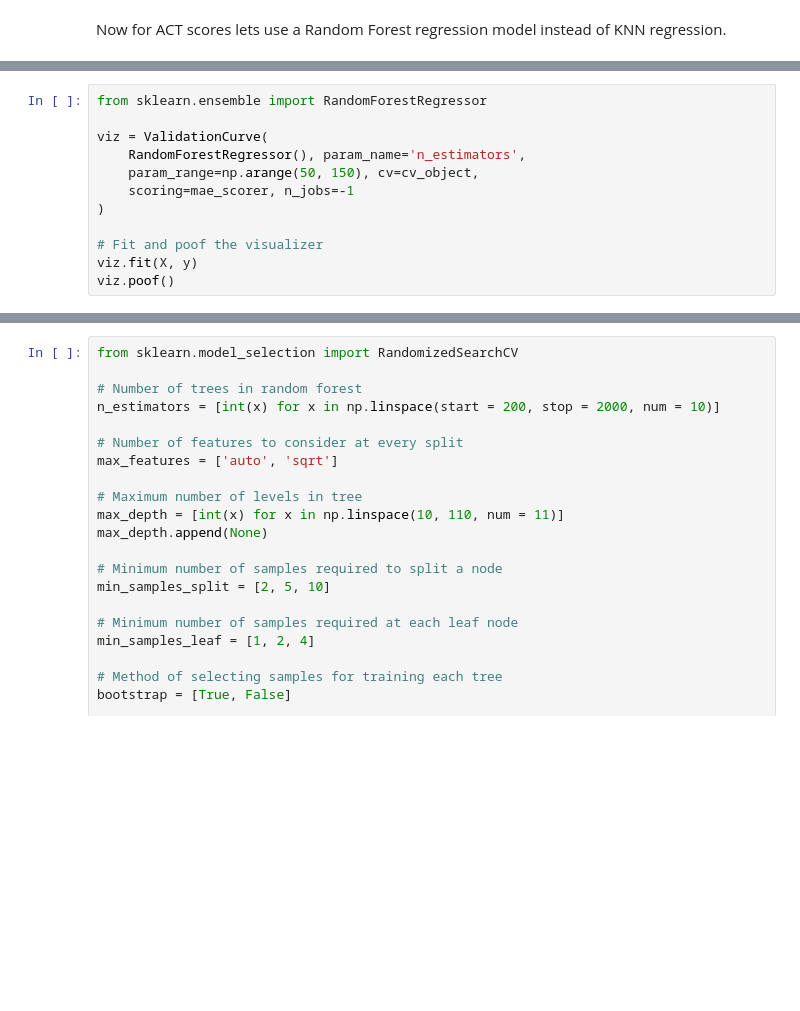
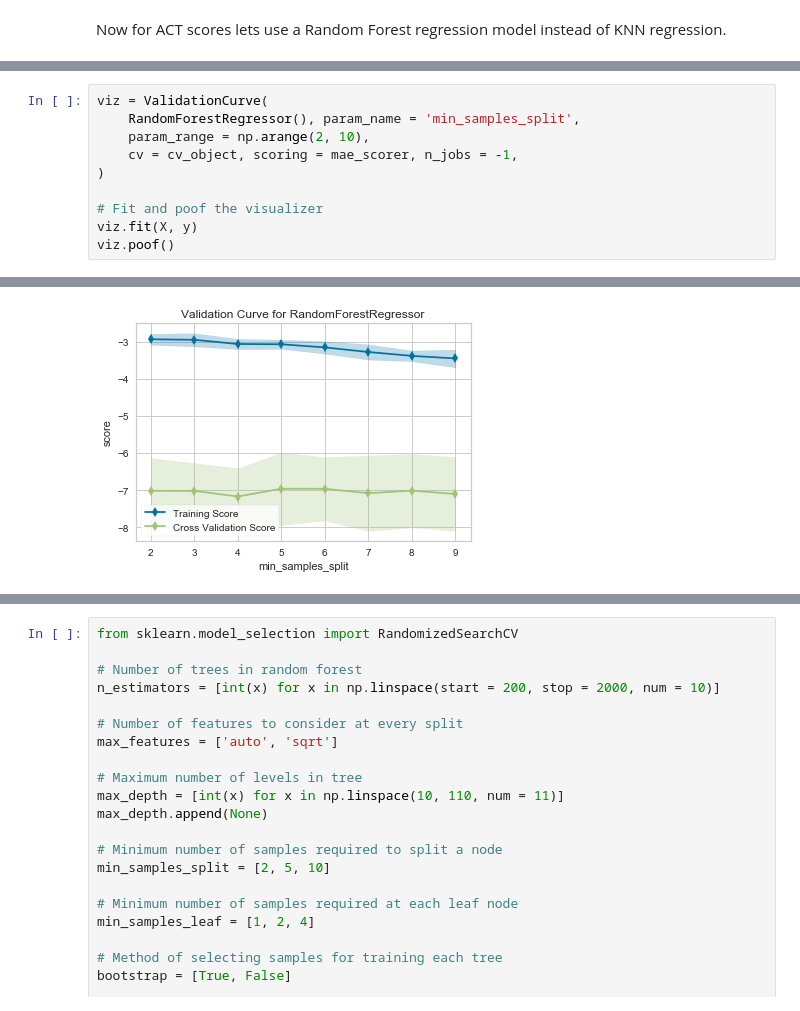
Before and after one commit to crkim13/7331DataMining, a Jupyter notebook: Lab2.ipynb, the cells around one changed output, grey strips where cells are left out. Cells and saved outputs as stored; diff of their text form; blank space fills up the shorter version.

```diff
--- a/Lab2.ipynb
+++ b/Lab2.ipynb
@@ -842,10 +868,8 @@ Now for ACT scores lets use a Random Forest regression model instead of KNN regr
 # %%
-from sklearn.ensemble import RandomForestRegressor
-
 viz = ValidationCurve(
-    RandomForestRegressor(), param_name='n_estimators',
-    param_range=np.arange(50, 150), cv=cv_object,
-    scoring=mae_scorer, n_jobs=-1
+    RandomForestRegressor(), param_name = 'min_samples_split',
+    param_range = np.arange(2, 10),
+    cv = cv_object, scoring = mae_scorer, n_jobs = -1,
 )
 
 # Fit and poof the visualizer
@@ -855,0 +879 @@ SyntaxError: invalid syntax (<ipython-input-104-913b612ca75e>, line 5)
+[figure, added]
```
Also changed, not shown: parts of 14 cells of this notebook.
